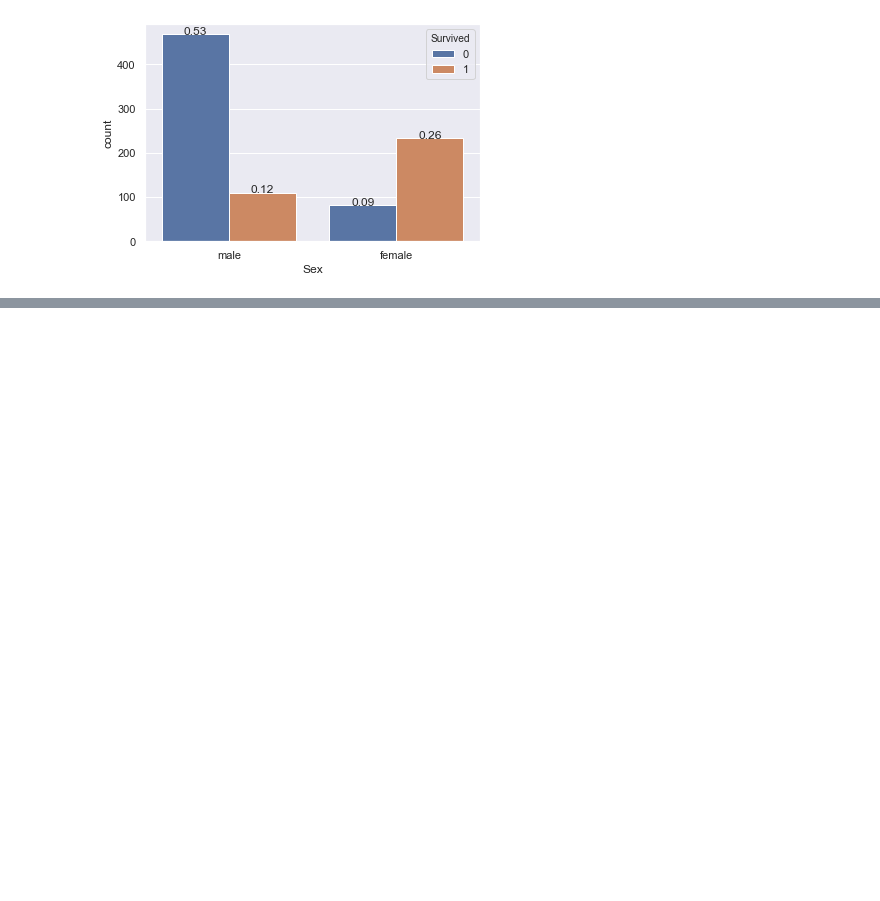
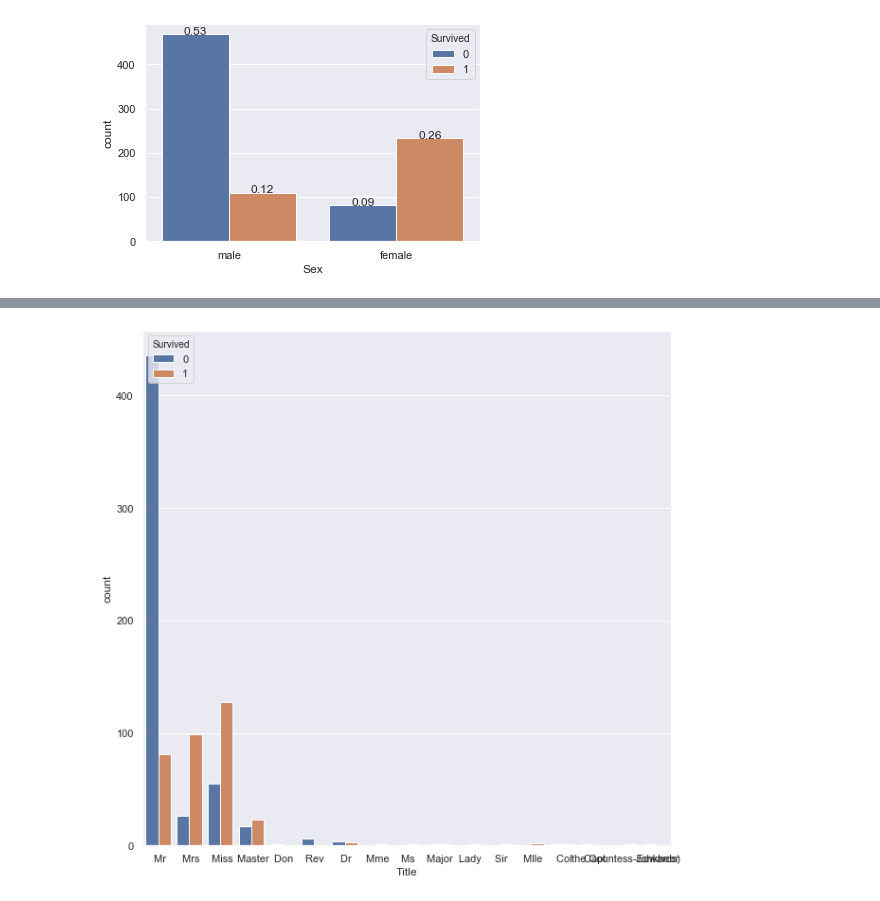
Before and after one commit to tomarST/Titanic-Machine-Learning-from-Disaster, a Jupyter notebook: titanic.ipynb, the cells around one changed output, grey strips where cells are left out. Drawn from its saved outputs; the diff is of its cells as text; code cells hidden in the pictures; blank space fills up the shorter version.

```diff
--- a/titanic.ipynb
+++ b/titanic.ipynb
@@ -90,0 +102,11 @@ width 0.4000000000000001
+# %%
+plt.figure(figsize=(10,10))
+ax2=sns.countplot(x="Title",data=train,hue="Survived")
+# for p in ax2.patches:
+#     height = p.get_height()
+#     ax2.text(p.get_x()+p.get_width()/2,
+#             height,
+#             '{:.2f}'.format(height/total),
+#             ha="center")
+# %% [output]
+[figure, added]
```
Also changed, not shown: parts of 4 cells of this notebook.
